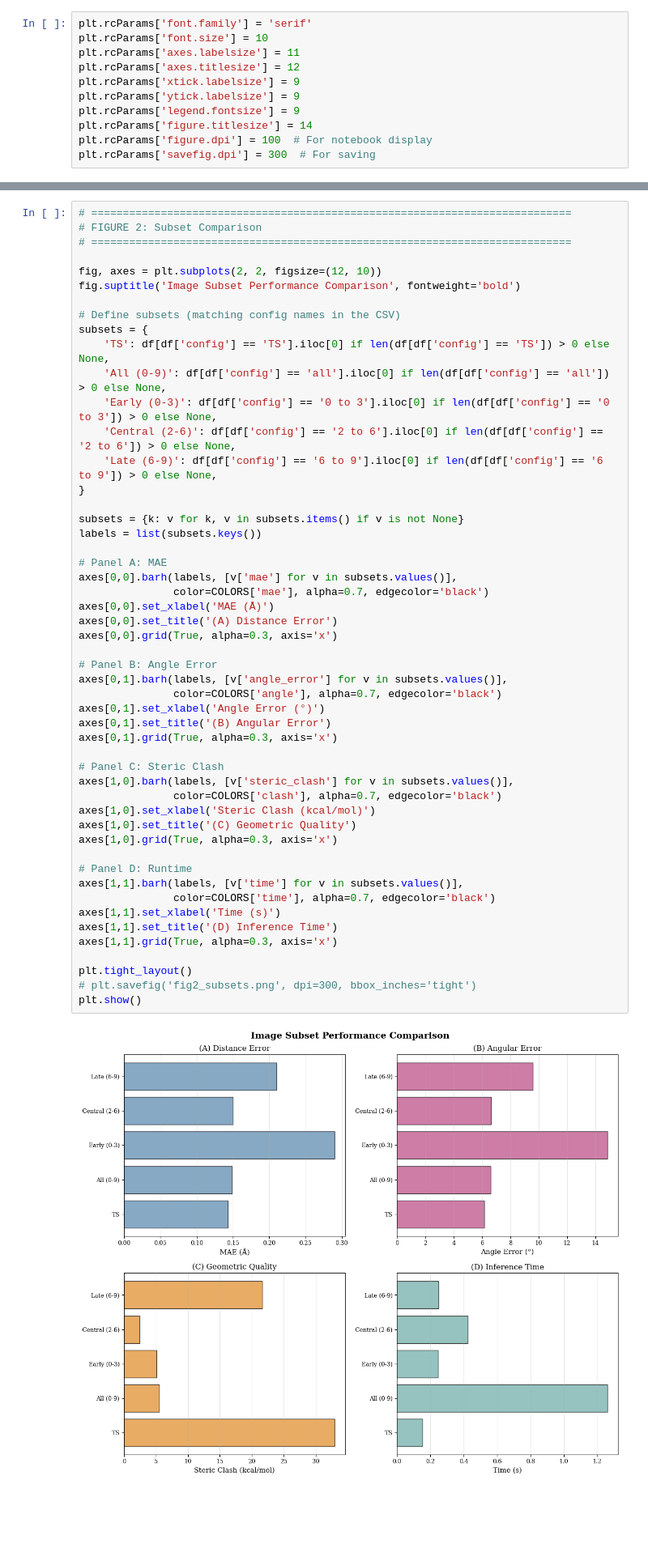
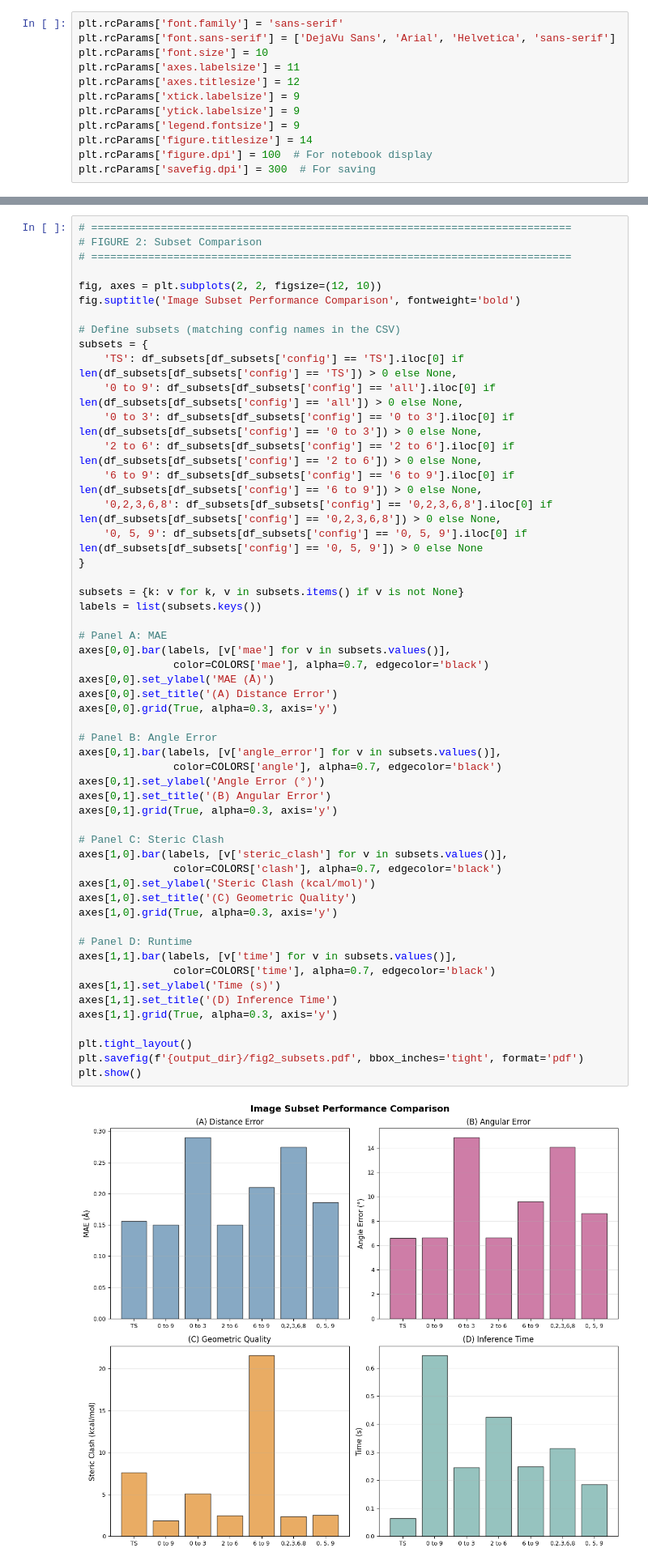
Before and after one commit to astro-stevie/goflow-mt, a Jupyter notebook: sync-logs/visualize_experiments.ipynb, the cells around one changed output, grey strips where cells are left out. Shown at 81% size. Cells and saved outputs as stored; diff of their text form; blank space fills up the shorter version.

```diff
--- a/sync-logs/visualize_experiments.ipynb
+++ b/sync-logs/visualize_experiments.ipynb
@@ -10,7 +10,8 @@ import warnings
 warnings.filterwarnings('ignore')
 import io
 # %%
-plt.rcParams['font.family'] = 'serif'
+plt.rcParams['font.family'] = 'sans-serif'
+plt.rcParams['font.sans-serif'] = ['DejaVu Sans', 'Arial', 'Helvetica', 'sans-serif']
 plt.rcParams['font.size'] = 10
 plt.rcParams['axes.labelsize'] = 11
 plt.rcParams['axes.titlesize'] = 12
@@ -201,49 +219,51 @@ plt.show()
 
 fig, axes = plt.subplots(2, 2, figsize=(12, 10))
 fig.suptitle('Image Subset Performance Comparison', fontweight='bold')
 
 # Define subsets (matching config names in the CSV)
 subsets = {
-    'TS': df[df['config'] == 'TS'].iloc[0] if len(df[df['config'] == 'TS']) > 0 else None,
-    'All (0-9)': df[df['config'] == 'all'].iloc[0] if len(df[df['config'] == 'all']) > 0 else None,
-    'Early (0-3)': df[df['config'] == '0 to 3'].iloc[0] if len(df[df['config'] == '0 to 3']) > 0 else None,
-    'Central (2-6)': df[df['config'] == '2 to 6'].iloc[0] if len(df[df['config'] == '2 to 6']) > 0 else None,
-    'Late (6-9)': df[df['config'] == '6 to 9'].iloc[0] if len(df[df['config'] == '6 to 9']) > 0 else None,
+    'TS': df_subsets[df_subsets['config'] == 'TS'].iloc[0] if len(df_subsets[df_subsets['config'] == 'TS']) > 0 else None,
+    '0 to 9': df_subsets[df_subsets['config'] == 'all'].iloc[0] if len(df_subsets[df_subsets['config'] == 'all']) > 0 else None,
+    '0 to 3': df_subsets[df_subsets['config'] == '0 to 3'].iloc[0] if len(df_subsets[df_subsets['config'] == '0 to 3']) > 0 else None,
+    '2 to 6': df_subsets[df_subsets['config'] == '2 to 6'].iloc[0] if len(df_subsets[df_subsets['config'] == '2 to 6']) > 0 else None,
+    '6 to 9': df_subsets[df_subsets['config'] == '6 to 9'].iloc[0] if len(df_subsets[df_subsets['config'] == '6 to 9']) > 0 else None,
+    '0,2,3,6,8': df_subsets[df_subsets['config'] == '0,2,3,6,8'].iloc[0] if len(df_subsets[df_subsets['config'] == '0,2,3,6,8']) > 0 else None,
+    '0, 5, 9': df_subsets[df_subsets['config'] == '0, 5, 9'].iloc[0] if len(df_subsets[df_subsets['config'] == '0, 5, 9']) > 0 else None
 }
 
 subsets = {k: v for k, v in subsets.items() if v is not None}
 labels = list(subsets.keys())
 
 # Panel A: MAE
-axes[0,0].barh(labels, [v['mae'] for v in subsets.values()],
+axes[0,0].bar(labels, [v['mae'] for v in subsets.values()],
                color=COLORS['mae'], alpha=0.7, edgecolor='black')
-axes[0,0].set_xlabel('MAE (Å)')
+axes[0,0].set_ylabel('MAE (Å)')
 axes[0,0].set_title('(A) Distance Error')
-axes[0,0].grid(True, alpha=0.3, axis='x')
+axes[0,0].grid(True, alpha=0.3, axis='y')
 
 # Panel B: Angle Error
-axes[0,1].barh(labels, [v['angle_error'] for v in subsets.values()],
+axes[0,1].bar(labels, [v['angle_error'] for v in subsets.values()],
                color=COLORS['angle'], alpha=0.7, edgecolor='black')
-axes[0,1].set_xlabel('Angle Error (°)')
+axes[0,1].set_ylabel('Angle Error (°)')
 axes[0,1].set_title('(B) Angular Error')
-axes[0,1].grid(True, alpha=0.3, axis='x')
+axes[0,1].grid(True, alpha=0.3, axis='y')
 
 # Panel C: Steric Clash
-axes[1,0].barh(labels, [v['steric_clash'] for v in subsets.values()],
+axes[1,0].bar(labels, [v['steric_clash'] for v in subsets.values()],
                color=COLORS['clash'], alpha=0.7, edgecolor='black')
-axes[1,0].set_xlabel('Steric Clash (kcal/mol)')
+axes[1,0].set_ylabel('Steric Clash (kcal/mol)')
 axes[1,0].set_title('(C) Geometric Quality')
-axes[1,0].grid(True, alpha=0.3, axis='x')
+axes[1,0].grid(True, alpha=0.3, axis='y')
 
 # Panel D: Runtime
-axes[1,1].barh(labels, [v['time'] for v in subsets.values()],
+axes[1,1].bar(labels, [v['time'] for v in subsets.values()],
                color=COLORS['time'], alpha=0.7, edgecolor='black')
-axes[1,1].set_xlabel('Time (s)')
+axes[1,1].set_ylabel('Time (s)')
 axes[1,1].set_title('(D) Inference Time')
-axes[1,1].grid(True, alpha=0.3, axis='x')
+axes[1,1].grid(True, alpha=0.3, axis='y')
 
 plt.tight_layout()
-# plt.savefig('fig2_subsets.png', dpi=300, bbox_inches='tight')
+plt.savefig(f'{output_dir}/fig2_subsets.pdf', bbox_inches='tight', format='pdf')
 plt.show()
 # %% [output]
-[figure, old version]
+[figure, new version]
```
Also changed, not shown: parts of 15 cells of this notebook, 26 other files.
